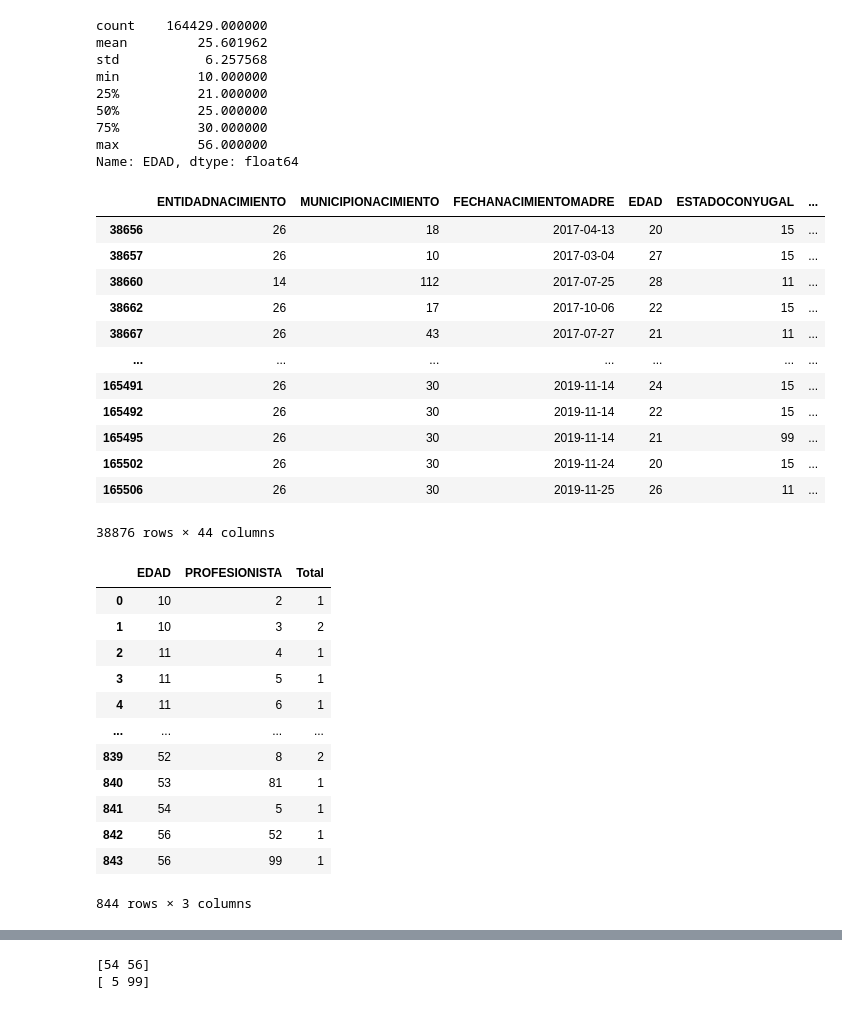
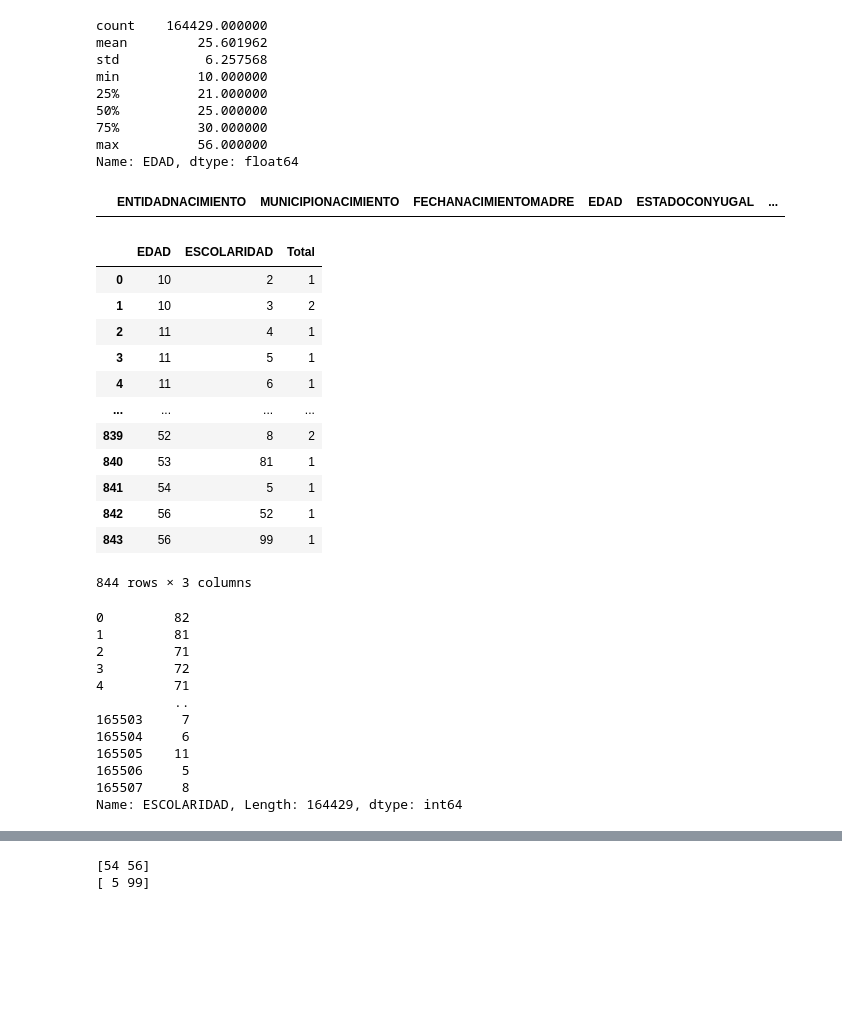
Before and after one commit to benjalm21/ProyectoFinal_IC, a Jupyter notebook: Limpieza de datos.ipynb, the cells around one changed output, grey strips where cells are left out. Drawn from its saved outputs; the diff is of its cells as text; code cells hidden in the pictures; blank space fills up the shorter version.

```diff
--- a/Limpieza de datos.ipynb
+++ b/Limpieza de datos.ipynb
@@ -180,18 +180,6 @@ min          10.000000
 max          56.000000
 Name: EDAD, dtype: float64
 # %%
-TotalNacimientosSonora[TotalNacimientosSonora['ESCOLARIDAD']==5]
+TotalNacimientosSonora[TotalNacimientosSonora['EDAD']==0]
 # %% [output]
 |  | ENTIDADNACIMIENTO | MUNICIPIONACIMIENTO | FECHANACIMIENTOMADRE | EDAD | ESTADOCONYUGAL | ... |
-| 38656 | 26 | 18 | 2017-04-13 | 20 | 15 | ... |
-| 38657 | 26 | 10 | 2017-03-04 | 27 | 15 | ... |
-| 38660 | 14 | 112 | 2017-07-25 | 28 | 11 | ... |
-| 38662 | 26 | 17 | 2017-10-06 | 22 | 15 | ... |
-| 38667 | 26 | 43 | 2017-07-27 | 21 | 11 | ... |
-| ... | ... | ... | ... | ... | ... | ... |
-| 165491 | 26 | 30 | 2019-11-14 | 24 | 15 | ... |
-| 165492 | 26 | 30 | 2019-11-14 | 22 | 15 | ... |
-| 165495 | 26 | 30 | 2019-11-14 | 21 | 99 | ... |
-| 165502 | 26 | 30 | 2019-11-24 | 20 | 15 | ... |
-| 165506 | 26 | 30 | 2019-11-25 | 26 | 11 | ... |
-38876 rows × 44 columns
@@ -207,7 +193,7 @@ NacimientosPorEdad_Profesionista=TotalNacimientosSonora.groupby(['EDAD','PROFESI
 # %%
-NacimientosPorEdad_Profesionista.sort_values(by=['EDAD','PROFESIONISTA'])
+NacimientosPorEdad_Profesionista.sort_values(by=['EDAD','ESCOLARIDAD'])
 # %% [output]
-|  | EDAD | PROFESIONISTA | Total |
+|  | EDAD | ESCOLARIDAD | Total |
 | 0 | 10 | 2 | 1 |
 | 1 | 10 | 3 | 2 |
 | 2 | 11 | 4 | 1 |
@@ -220,3 +206,18 @@ NacimientosPorEdad_Profesionista.sort_values(by=['EDAD','PROFESIONISTA'])
 | 842 | 56 | 52 | 1 |
 | 843 | 56 | 99 | 1 |
 844 rows × 3 columns
+# %%
+TotalNacimientosSonora['ESCOLARIDAD']
+# %% [output]
+0         82
+1         81
+2         71
+3         72
+4         71
+          ..
+165503     7
+165504     6
+165505    11
+165506     5
+165507     8
+Name: ESCOLARIDAD, Length: 164429, dtype: int64
```
Also changed, not shown: parts of 11 cells of this notebook, 10 other files.
